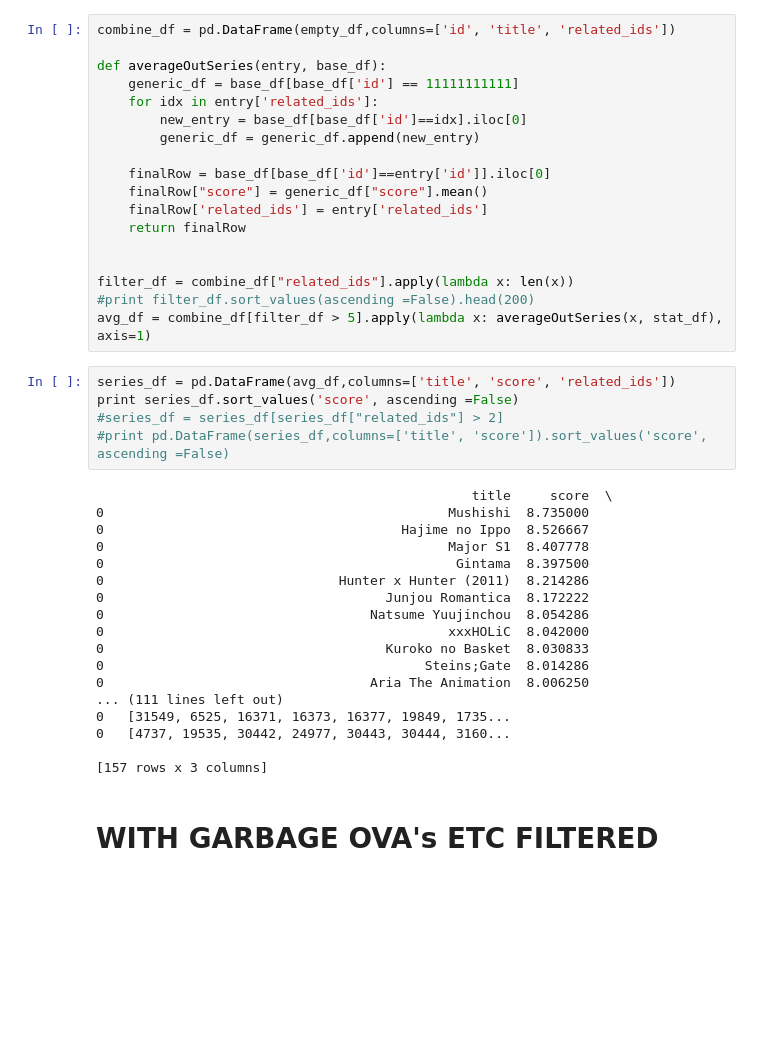
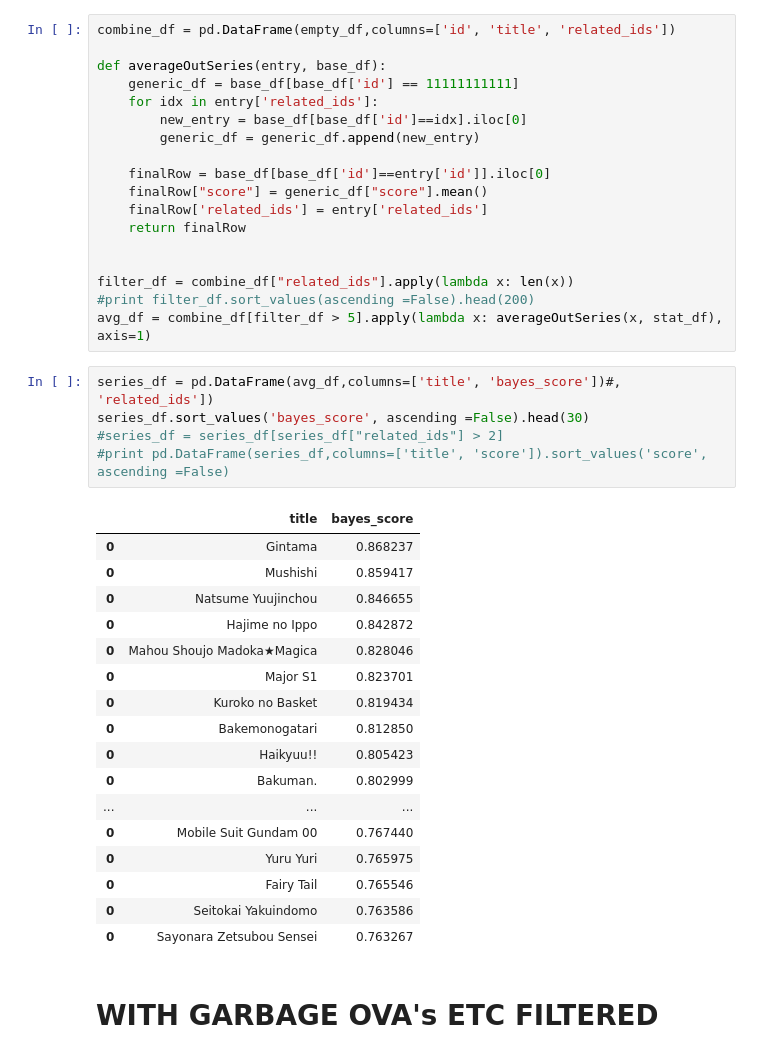
Before and after one commit to FourSwordKirby/MALDataScience, a Jupyter notebook: sequel_dists.ipynb, the cells around one changed output. Cells and saved outputs as stored; diff of their text form; blank space fills up the shorter version.

Commit message:
added graphics for series analysis

```diff
--- a/sequel_dists.ipynb
+++ b/sequel_dists.ipynb
@@ -164,28 +169,28 @@ filter_df = combine_df["related_ids"].apply(lambda x: len(x))
 #print filter_df.sort_values(ascending =False).head(200)
 avg_df = combine_df[filter_df > 5].apply(lambda x: averageOutSeries(x, stat_df), axis=1)
 # %%
-series_df = pd.DataFrame(avg_df,columns=['title', 'score', 'related_ids'])
-print series_df.sort_values('score', ascending =False)
+series_df = pd.DataFrame(avg_df,columns=['title', 'bayes_score'])#, 'related_ids'])
+series_df.sort_values('bayes_score', ascending =False).head(30)
 #series_df = series_df[series_df["related_ids"] > 2]
 #print pd.DataFrame(series_df,columns=['title', 'score']).sort_values('score', ascending =False)
 # %% [output]
-                                                title     score  \
-0                                            Mushishi  8.735000
-0                                      Hajime no Ippo  8.526667
-0                                            Major S1  8.407778
-0                                             Gintama  8.397500
-0                              Hunter x Hunter (2011)  8.214286
-0                                    Junjou Romantica  8.172222
-0                                  Natsume Yuujinchou  8.054286
-0                                            xxxHOLiC  8.042000
-0                                    Kuroko no Basket  8.030833
-0                                         Steins;Gate  8.014286
-0                                  Aria The Animation  8.006250
-... (111 lines left out)
-0   [31549, 6525, 16371, 16373, 16377, 19849, 1735...
-0   [4737, 19535, 30442, 24977, 30443, 30444, 3160...
-
-[157 rows x 3 columns]
+|  | title | bayes_score |
+| 0 | Gintama | 0.868237 |
+| 0 | Mushishi | 0.859417 |
+| 0 | Natsume Yuujinchou | 0.846655 |
+| 0 | Hajime no Ippo | 0.842872 |
+| 0 | Mahou Shoujo Madoka★Magica | 0.828046 |
+| 0 | Major S1 | 0.823701 |
+| 0 | Kuroko no Basket | 0.819434 |
+| 0 | Bakemonogatari | 0.812850 |
+| 0 | Haikyuu!! | 0.805423 |
+| 0 | Bakuman. | 0.802999 |
+| ... | ... | ... |
+| 0 | Mobile Suit Gundam 00 | 0.767440 |
+| 0 | Yuru Yuri | 0.765975 |
+| 0 | Fairy Tail | 0.765546 |
+| 0 | Seitokai Yakuindomo | 0.763586 |
+| 0 | Sayonara Zetsubou Sensei | 0.763267 |
 # %% [markdown]
 # WITH GARBAGE OVA's ETC FILTERED
 # %%
```
Also changed, not shown: parts of 4 cells of this notebook, 4 other files.
